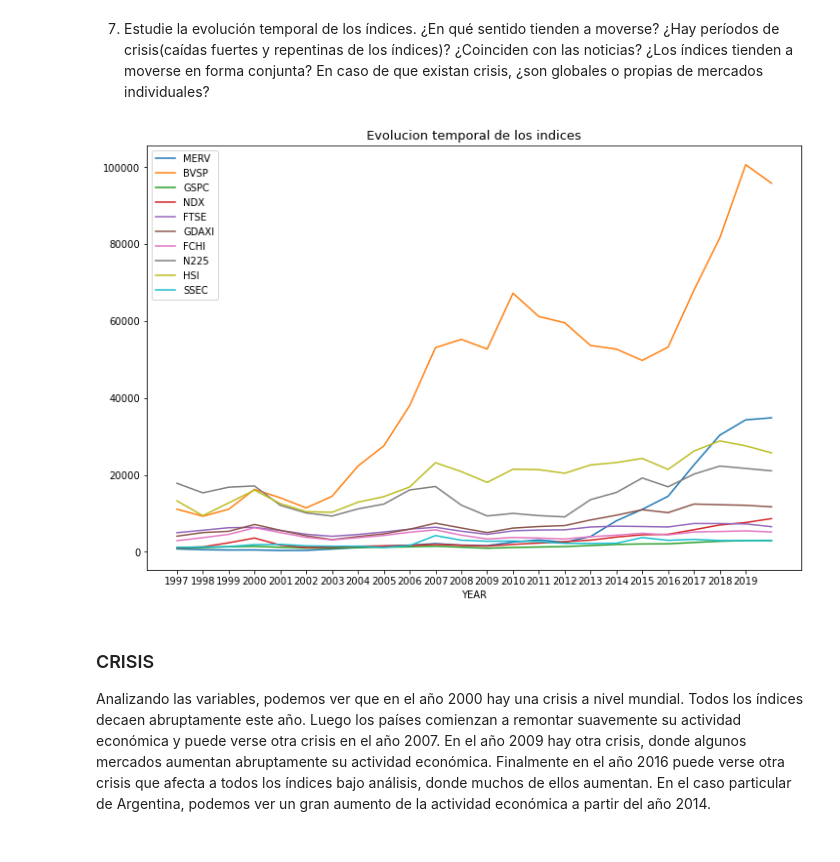
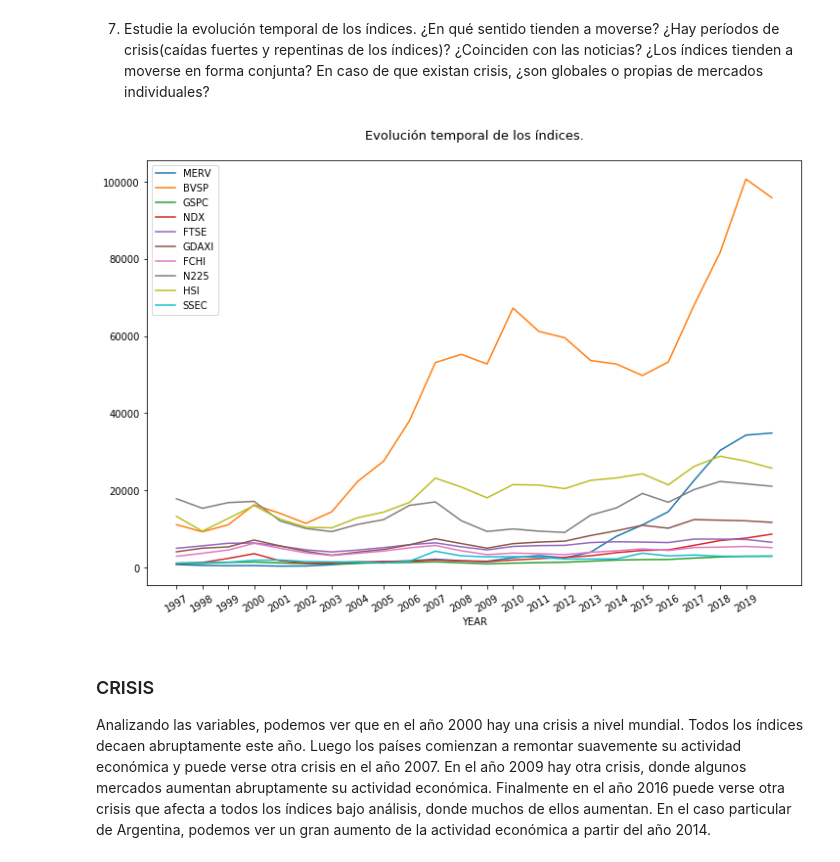
Before and after one commit to Martin317/mentoria-prediccion-indices-financieros, a Jupyter notebook: TP1AnalisisYVisualizacion.ipynb, the cells around one changed output. Saved outputs shown, nothing was run; the diff lists cells and outputs as text; code cells hidden in the pictures.

```diff
--- a/TP1AnalisisYVisualizacion.ipynb
+++ b/TP1AnalisisYVisualizacion.ipynb
@@ -92,3 +105,5 @@ Realizar un informe en el cual se presenten los resultados y conclusiones del an
+# %%
+df = df.loc[df.index.sort_values()]
 # %% [markdown]
 1) Determine el tipo de variables y el período de tiempo bajo análsis
 # %% [markdown]
@@ -218,7 +227,9 @@ Graficamos histograma y funcion de distribucion en intervalos de un año gracias
 # %%
+plt.rcParams['figure.figsize']=10,5
+
 columns = [col for col in df.columns if col not in ['YEAR', 'YEAR_SEGMENT']]
 for col in columns:
-    seaborn.distplot(df[col].dropna(), bins=year_range)
+    sns.distplot(df[col].dropna(), bins=year_range)
     #plt.xlabel("Moneda del país")
     plt.show()
 # %% [output]
@@ -238,6 +247,8 @@ for col in columns:
 # %%
+plt.rcParams['figure.figsize']=10,5
+
 for col in columns:
-    seaborn.boxplot(data=df, x=year_segment, y=col)
+    sns.boxplot(data=df, x=year_segment, y=col)
     plt.xticks(rotation=80)
     plt.show()
 # %% [output]
@@ -287,0 +324,11 @@ En el punto anterior pudimos ver gráficos de cajas para los distintos años de
+# %%
+#Probando!!
+#Aqui se podria usar el metodo seasonal_decompose y tomar Seasonal ¿?
+index_sort = df.index.sort_values()
+df = df.loc[index_sort]
+
+from statsmodels.tsa.seasonal import seasonal_decompose
+decomp_results = seasonal_decompose(df['MERV'][df['MERV'].index.year == 2015].dropna(), freq=12)
+type(decomp_results)
+decomp_results.plot()
+plt.show()
@@ -290,15 +339,16 @@ En el punto anterior pudimos ver gráficos de cajas para los distintos años de
 # %%
 selected_indexes = ["MERV", "BVSP", "GSPC", "NDX", "FTSE", "GDAXI", "FCHI", "N225", "HSI", "SSEC", "YEAR"]
 data = df[selected_indexes]
 new_data = data.groupby(["YEAR"]).mean()
 plt.figure(figsize=(12,8))
-ax = seaborn.lineplot(data=new_data, hue= ["MERV", "BVSP", "GSPC", "NDX", "FTSE", "GDAXI", "FCHI", "N225", "HSI", "SSEC"], dashes=False)
+ax = sns.lineplot(data=new_data, hue= ["MERV", "BVSP", "GSPC", "NDX", "FTSE", "GDAXI", "FCHI", "N225", "HSI", "SSEC"], dashes=False)
 #seaborn.despine()
 ax.set_xticks(np.arange(data["YEAR"].min(), data["YEAR"].max(), step=1))
-plt.title("Evolucion temporal de los indices", fontdict={'fontsize': 13})
+plt.title("Evolución temporal de los índices.\n", fontdict={'fontsize': 13})
+plt.xticks(rotation=30)
 plt.show()
 # %% [output]
-[figure, old version]
+[figure, new version]
 # %% [markdown]
 ### CRISIS
 Analizando las variables, podemos ver que en el año 2000 hay una crisis a nivel mundial. Todos los índices decaen abruptamente este año. Luego los países comienzan a remontar suavemente su actividad económica y puede verse otra crisis en el año 2007. En el año 2009 hay otra crisis, donde algunos mercados aumentan abruptamente su actividad económica. Finalmente en el año 2016 puede verse otra crisis que afecta a todos los índices bajo análisis, donde muchos de ellos aumentan.
```
Also changed, not shown: parts of 35 cells of this notebook.
